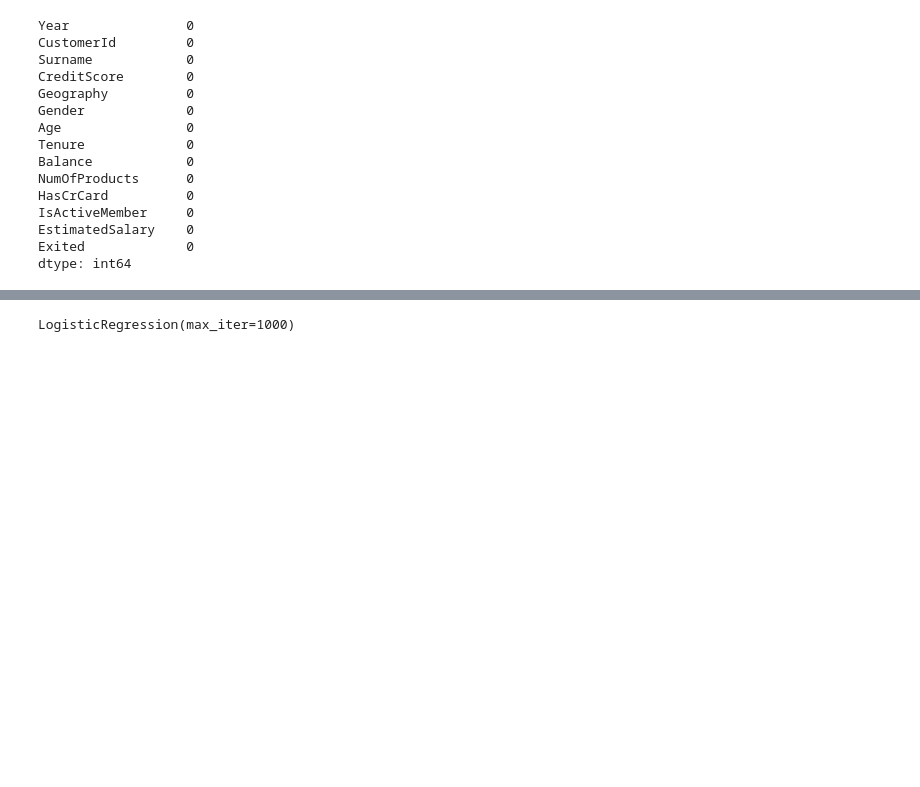
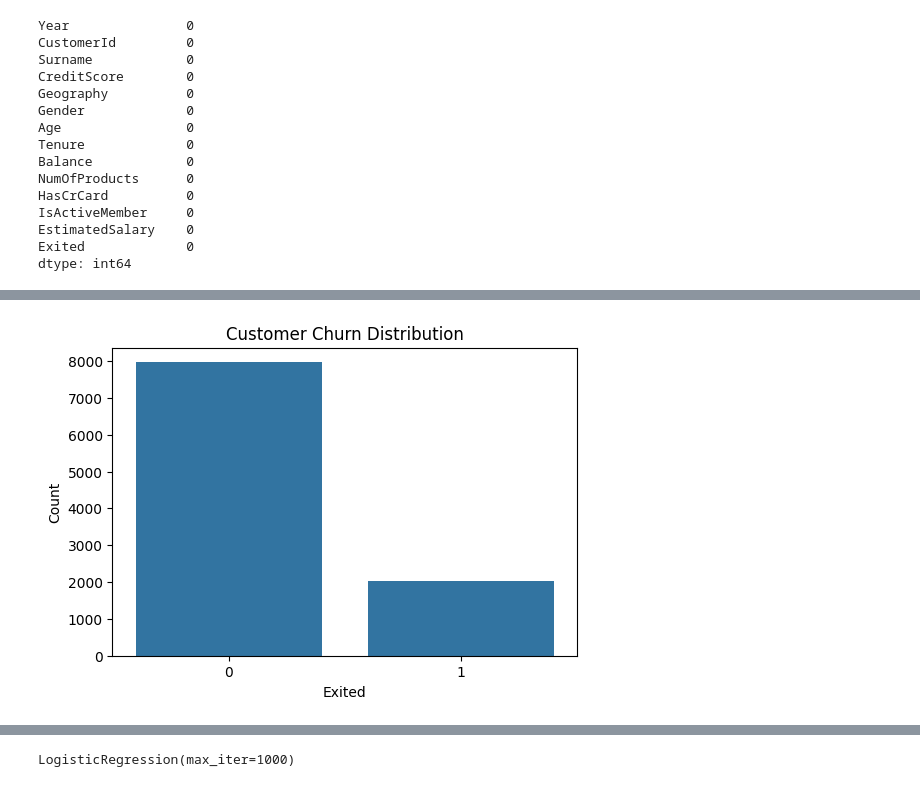
Before and after one commit to DhruvDhapate/Bank-Customer-Churn-Analytics, a Jupyter notebook: EDA_Bank_Prediction.ipynb, the cells around one changed output, grey strips where cells are left out. Saved outputs shown, nothing was run; the diff lists cells and outputs as text; code cells hidden in the pictures; blank space fills up the shorter version.

```diff
--- a/EDA_Bank_Prediction.ipynb
+++ b/EDA_Bank_Prediction.ipynb
@@ -143,3 +151,18 @@ df = pd.get_dummies(
 X = df.drop('Exited', axis=1)
 
 y = df['Exited']
+# %%
+plt.figure(figsize=(6,4))
+
+sns.countplot(
+    x='Exited',
+    data=df
+)
+
+plt.title('Customer Churn Distribution')
+plt.xlabel('Exited')
+plt.ylabel('Count')
+
+plt.show()
+# %% [output]
+[figure, added]
```
Also changed, not shown: parts of 16 cells of this notebook.
